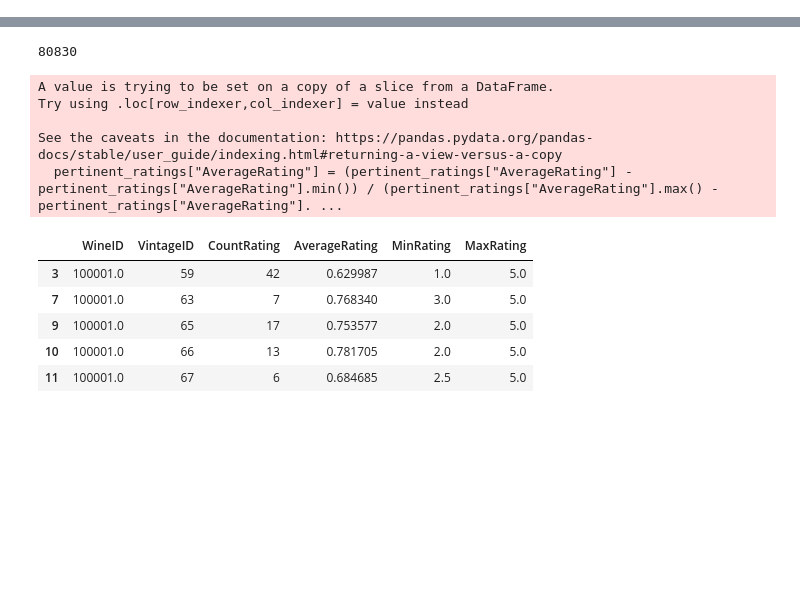
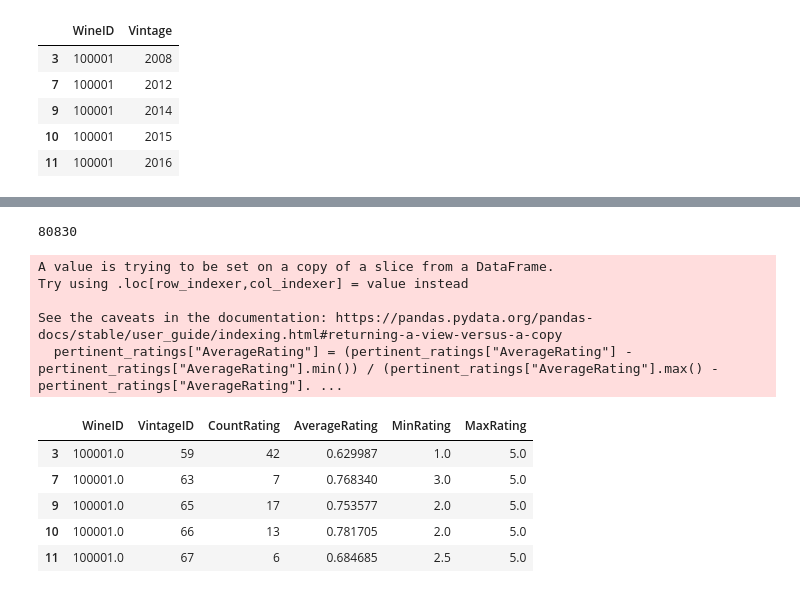
Before and after one commit to 5IF-PSAT/Wine-Comparison, a Jupyter notebook: test.ipynb, the cells around one changed output, grey strips where cells are left out. Saved outputs shown, nothing was run; the diff lists cells and outputs as text; code cells hidden in the pictures; blank space fills up the shorter version.

```diff
--- a/test.ipynb
+++ b/test.ipynb
@@ -32,0 +74,3 @@ pertinent_ratings.head()
+# %%
+X = pertinent_wine_ratings.drop(['WineID','Vintage','WineName', 'RegionID'], axis=1)
+Y = pertinent_wine_ratings[['WineID','Vintage']]
@@ -32,0 +86,9 @@ pertinent_ratings.head()
+# %%
+Y.head()
+# %% [output]
+|  | WineID | Vintage |
+| 3 | 100001 | 2008 |
+| 7 | 100001 | 2012 |
+| 9 | 100001 | 2014 |
+| 10 | 100001 | 2015 |
+| 11 | 100001 | 2016 |
```
Also changed, not shown: parts of 24 cells of this notebook.
